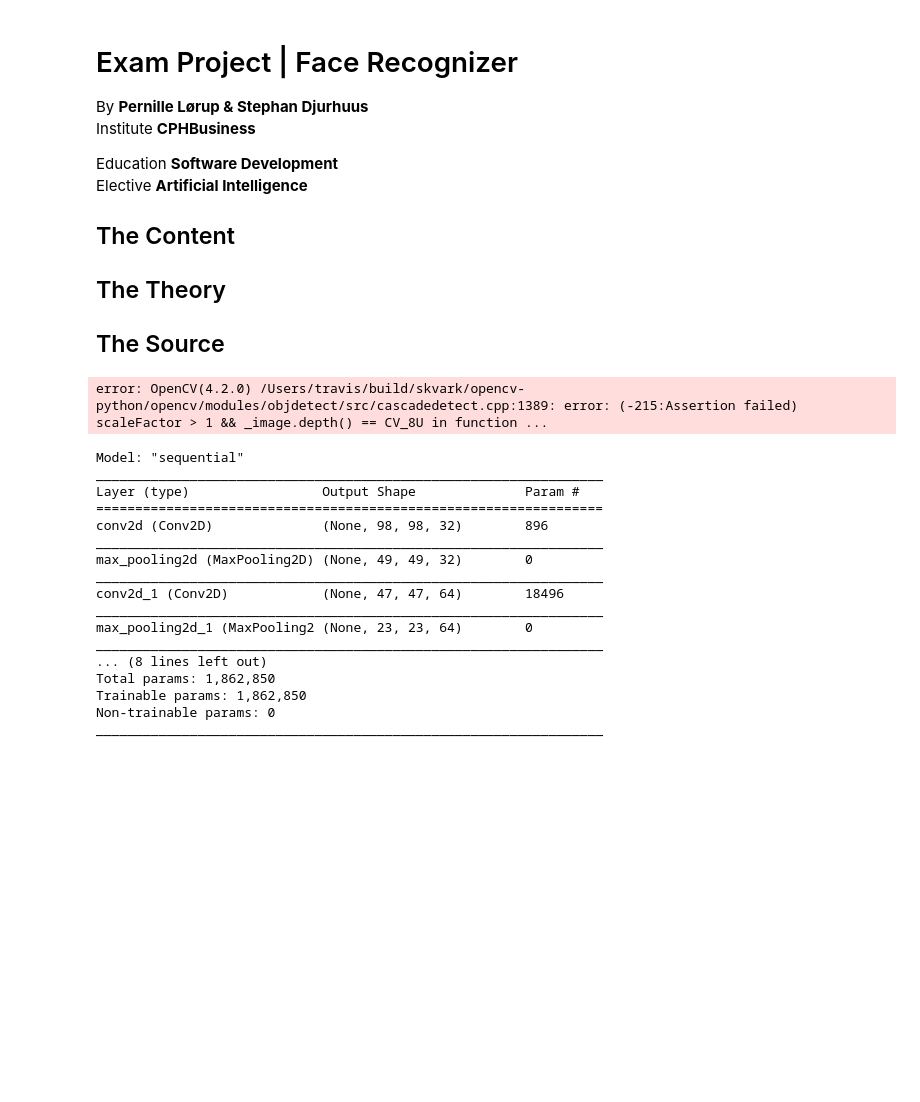
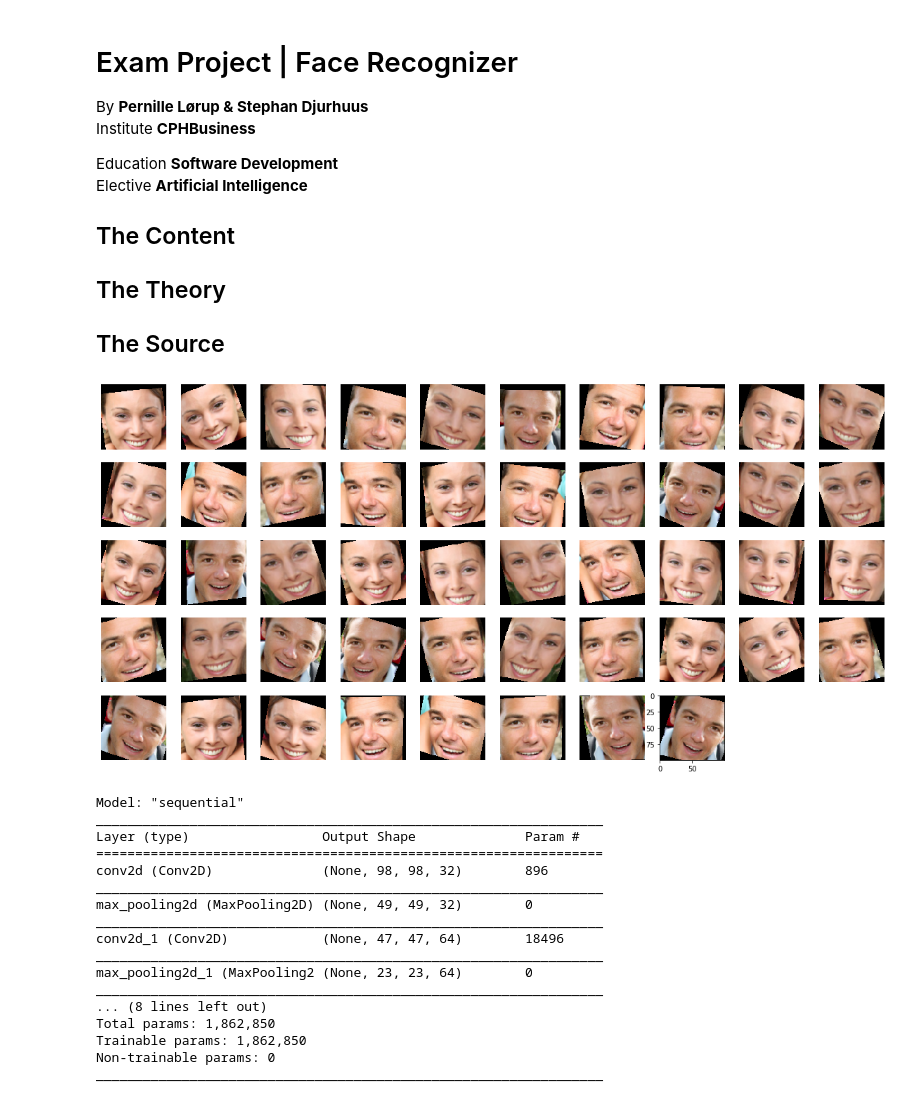
Before and after one commit to BA-Software-Development-Ed/ai-exam-project, a Jupyter notebook: src/notebooks/FaceRecognizer.ipynb, the cells around one changed output. Cells and saved outputs as stored; diff of their text form; code cells hidden in the pictures; blank space fills up the shorter version.

Commit message:
smaller errors, dont talk about it

```diff
--- a/src/notebooks/FaceRecognizer.ipynb
+++ b/src/notebooks/FaceRecognizer.ipynb
@@ -32,20 +32,19 @@ mom_path = '../data/face-data/PersonGroup/Family1-Mom'
 train_dad_data = DataGenerator.generate(dad_path, 10, label=0)
 train_mom_data = DataGenerator.generate(mom_path, 10, label=1)
 (train_images, train_labels), (test_images, test_labels) = DataGenerator.merge_shuffle([train_dad_data, train_mom_data], 0.2)
-
-#train_images = train_images.reshape(-1, 100, 100, 3)´
-
-train_images = np.array([image for image in train_images]).reshape(-1, 100, 100, 3)
-# %% [output]
-error: OpenCV(4.2.0) /Users/travis/build/skvark/opencv-python/opencv/modules/objdetect/src/cascadedetect.cpp:1389: error: (-215:Assertion failed) scaleFactor > 1 && _image.depth() == CV_8U in function ...
 # %%
-# plt.figure(figsize=(20,20))
-#
-# for index, train_image in enumerate(train_images):
-#     plt.subplot(10, 10, 1+index)
-#     plt.imshow(train_image)
-#
-# plt.show()
+plt.figure(figsize=(20,20))
+
+for index, train_image in enumerate(train_images):
+    plt.axis("off")
+    train_image = cv2.cvtColor(train_image, cv2.COLOR_BGR2RGB)
+
+    plt.subplot(10, 10, 1+index)
+    plt.imshow(train_image)
+
+plt.show()
+# %% [output]
+[figure, added]
 # %%
 model = models.Sequential([
     Conv2D(32, (3, 3), activation='relu', input_shape=(100, 100, 3)),
```
Also changed, not shown: parts of 7 cells of this notebook, 1 other file.
